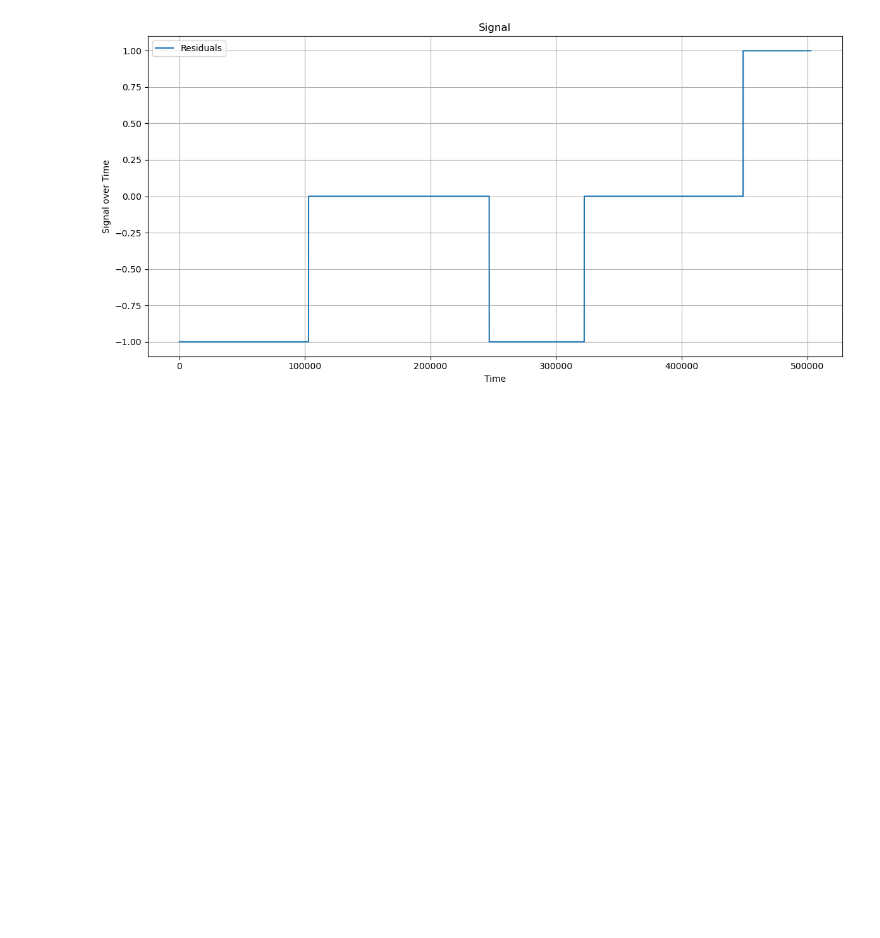
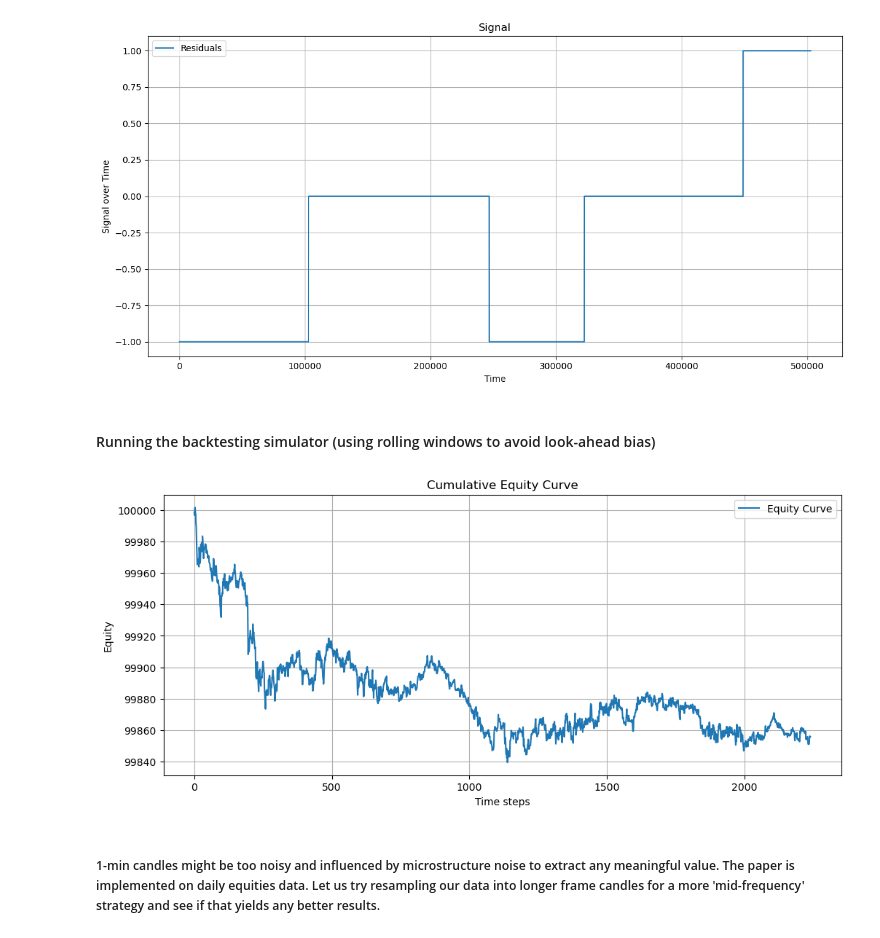
Before and after one commit to PrasunBanerjee04/Arbitrage, a Jupyter notebook: research/PCAStatArb.ipynb, the cells around one changed output. Saved outputs shown, nothing was run; the diff lists cells and outputs as text; code cells hidden in the pictures; blank space fills up the shorter version.

```diff
--- a/src/research.ipynb
+++ b/research/PCAStatArb.ipynb
@@ -237,3 +246,5 @@ plt.tight_layout()
 plt.show()
 # %% [output]
 [figure]
+# %% [markdown]
+#### Running the backtesting simulator (using rolling windows to avoid look-ahead bias)
@@ -239,0 +253,24 @@ plt.show()
+# %%
+start = 0
+end = 2880
+a = 8
+# %%
+sim = Simulator(
+    data_dict=data_dict,
+    ret_window=2440,
+    pca_window=2440,
+    ou_window=2440,
+    k=7,
+    s_entry=2,
+    s_exit=0.1,
+    pca_update_interval=20,
+    start_index= start + a*2880,
+    end_index= end + a*2800
+)
+# %%
+sim.run_simulation()
+sim.plot_equity_curve()
+# %% [output]
+[figure, added]
+# %% [markdown]
+##### 1-min candles might be too noisy and influenced by microstructure noise to extract any meaningful value. The paper is implemented on daily equities data. Let us try resampling our data into longer frame candles for a more 'mid-frequency' strategy and see if that yields any better results.
```
Also changed, not shown: parts of 5 cells of this notebook, 1 other file.
